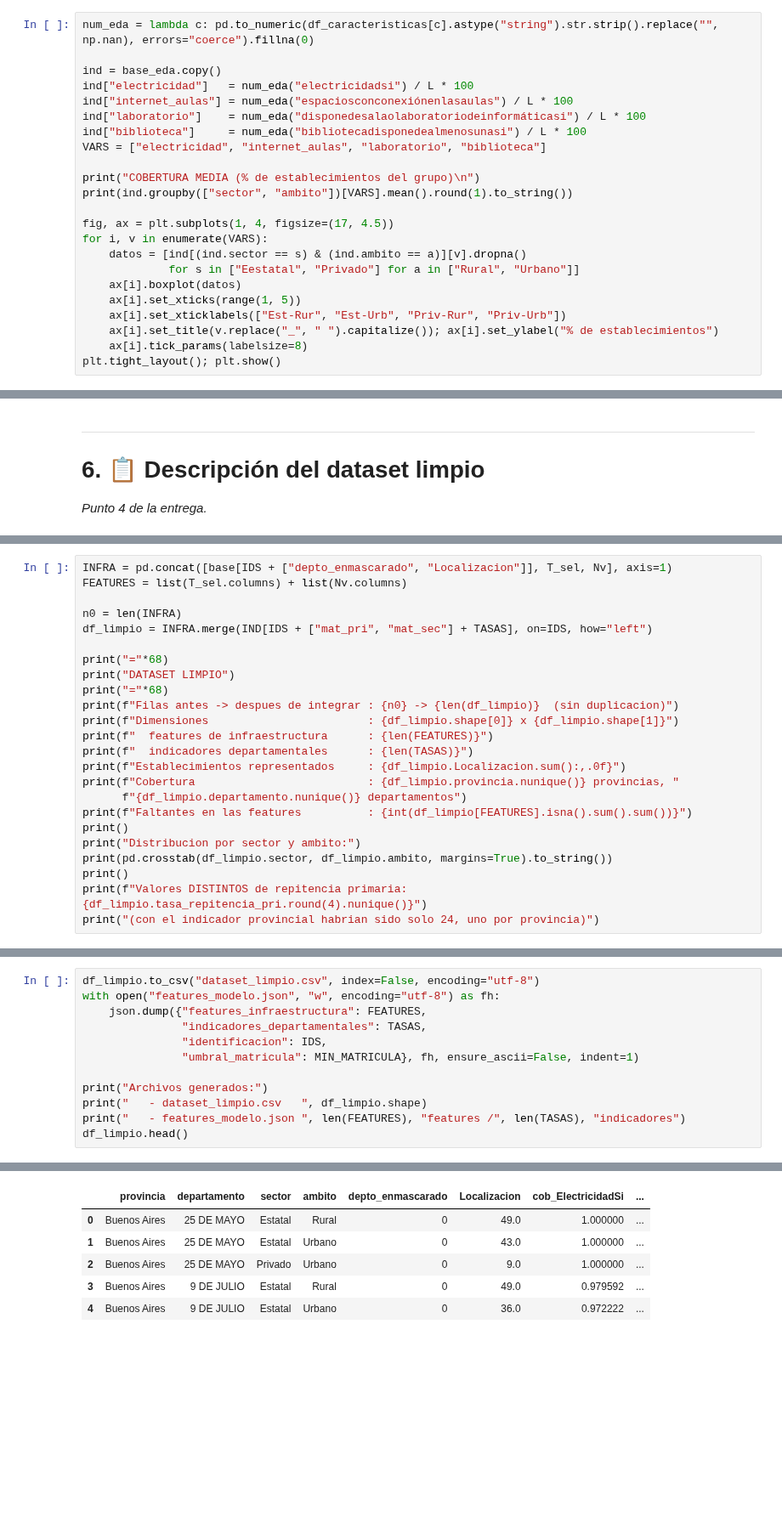
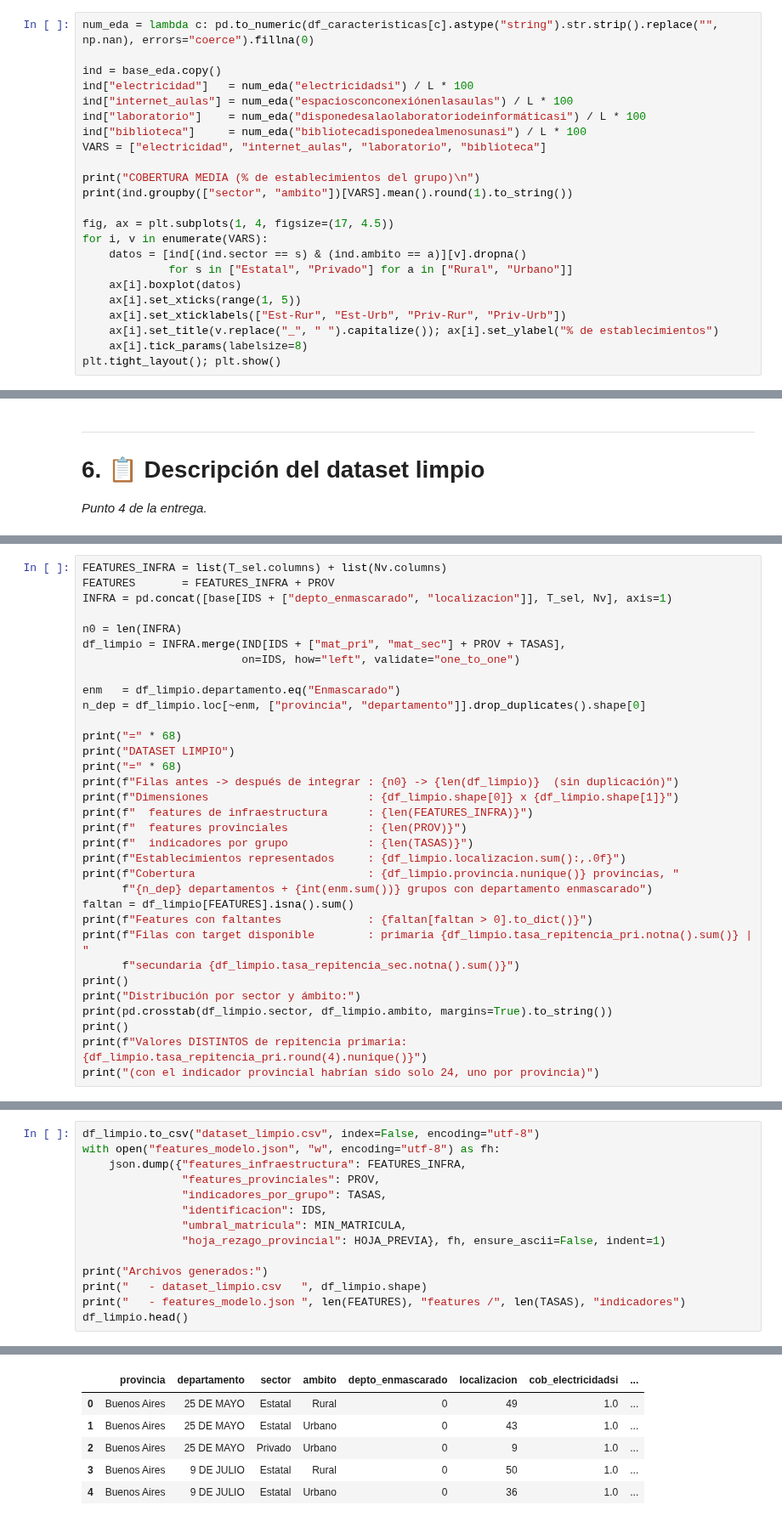
Before and after one commit to ju4n1t0x/repitencia_educacional, a Jupyter notebook: TRABAJO_APREN_AUTOMATICO_completo.ipynb, the cells around one changed output, grey strips where cells are left out. Shown at 85% size. Saved outputs shown, nothing was run; the diff lists cells and outputs as text; blank space fills up the shorter version.

```diff
--- a/TRABAJO_APREN_AUTOMATICO_completo.ipynb
+++ b/TRABAJO_APREN_AUTOMATICO_completo.ipynb
@@ -647,7 +624,7 @@ print(ind.groupby(["sector", "ambito"])[VARS].mean().round(1).to_string())
 fig, ax = plt.subplots(1, 4, figsize=(17, 4.5))
 for i, v in enumerate(VARS):
     datos = [ind[(ind.sector == s) & (ind.ambito == a)][v].dropna()
-             for s in ["Eestatal", "Privado"] for a in ["Rural", "Urbano"]]
+             for s in ["Estatal", "Privado"] for a in ["Rural", "Urbano"]]
     ax[i].boxplot(datos)
     ax[i].set_xticks(range(1, 5))
     ax[i].set_xticklabels(["Est-Rur", "Est-Urb", "Priv-Rur", "Priv-Urb"])
@@ -2405,25 +2329,34 @@ Provincias sin dato en secundaria: ['SANTA CRUZ']
 # %%
-INFRA = pd.concat([base[IDS + ["depto_enmascarado", "Localizacion"]], T_sel, Nv], axis=1)
-FEATURES = list(T_sel.columns) + list(Nv.columns)
+FEATURES_INFRA = list(T_sel.columns) + list(Nv.columns)
+FEATURES       = FEATURES_INFRA + PROV
+INFRA = pd.concat([base[IDS + ["depto_enmascarado", "localizacion"]], T_sel, Nv], axis=1)
 
 n0 = len(INFRA)
-df_limpio = INFRA.merge(IND[IDS + ["mat_pri", "mat_sec"] + TASAS], on=IDS, how="left")
+df_limpio = INFRA.merge(IND[IDS + ["mat_pri", "mat_sec"] + PROV + TASAS],
+                        on=IDS, how="left", validate="one_to_one")
 
-print("="*68)
+enm   = df_limpio.departamento.eq("Enmascarado")
+n_dep = df_limpio.loc[~enm, ["provincia", "departamento"]].drop_duplicates().shape[0]
+
+print("=" * 68)
 print("DATASET LIMPIO")
-print("="*68)
-print(f"Filas antes -> despues de integrar : {n0} -> {len(df_limpio)}  (sin duplicacion)")
+print("=" * 68)
+print(f"Filas antes -> después de integrar : {n0} -> {len(df_limpio)}  (sin duplicación)")
 print(f"Dimensiones                        : {df_limpio.shape[0]} x {df_limpio.shape[1]}")
-print(f"  features de infraestructura      : {len(FEATURES)}")
-print(f"  indicadores departamentales      : {len(TASAS)}")
-print(f"Establecimientos representados     : {df_limpio.Localizacion.sum():,.0f}")
+print(f"  features de infraestructura      : {len(FEATURES_INFRA)}")
+print(f"  features provinciales            : {len(PROV)}")
+print(f"  indicadores por grupo            : {len(TASAS)}")
+print(f"Establecimientos representados     : {df_limpio.localizacion.sum():,.0f}")
 print(f"Cobertura                          : {df_limpio.provincia.nunique()} provincias, "
-      f"{df_limpio.departamento.nunique()} departamentos")
-print(f"Faltantes en las features          : {int(df_limpio[FEATURES].isna().sum().sum())}")
+      f"{n_dep} departamentos + {int(enm.sum())} grupos con departamento enmascarado")
+faltan = df_limpio[FEATURES].isna().sum()
+print(f"Features con faltantes             : {faltan[faltan > 0].to_dict()}")
+print(f"Filas con target disponible        : primaria {df_limpio.tasa_repitencia_pri.notna().sum()} | "
+      f"secundaria {df_limpio.tasa_repitencia_sec.notna().sum()}")
 print()
-print("Distribucion por sector y ambito:")
+print("Distribución por sector y ámbito:")
 print(pd.crosstab(df_limpio.sector, df_limpio.ambito, margins=True).to_string())
 print()
 print(f"Valores DISTINTOS de repitencia primaria: {df_limpio.tasa_repitencia_pri.round(4).nunique()}")
-print("(con el indicador provincial habrian sido solo 24, uno por provincia)")
+print("(con el indicador provincial habrían sido solo 24, uno por provincia)")
 # %% [output]
@@ -2431,10 +2380,12 @@ KeyError: "['Localizacion'] not in index"
 # %%
 df_limpio.to_csv("dataset_limpio.csv", index=False, encoding="utf-8")
 with open("features_modelo.json", "w", encoding="utf-8") as fh:
-    json.dump({"features_infraestructura": FEATURES,
-               "indicadores_departamentales": TASAS,
+    json.dump({"features_infraestructura": FEATURES_INFRA,
+               "features_provinciales": PROV,
+               "indicadores_por_grupo": TASAS,
                "identificacion": IDS,
-               "umbral_matricula": MIN_MATRICULA}, fh, ensure_ascii=False, indent=1)
+               "umbral_matricula": MIN_MATRICULA,
+               "hoja_rezago_provincial": HOJA_PREVIA}, fh, ensure_ascii=False, indent=1)
 
 print("Archivos generados:")
 print("   - dataset_limpio.csv   ", df_limpio.shape)
@@ -2447,6 +2398,6 @@ Archivos generados:
-|  | provincia | departamento | sector | ambito | depto_enmascarado | Localizacion | cob_ElectricidadSi | ... |
-| 0 | Buenos Aires | 25 DE MAYO | Estatal | Rural | 0 | 49.0 | 1.000000 | ... |
-| 1 | Buenos Aires | 25 DE MAYO | Estatal | Urbano | 0 | 43.0 | 1.000000 | ... |
-| 2 | Buenos Aires | 25 DE MAYO | Privado | Urbano | 0 | 9.0 | 1.000000 | ... |
-| 3 | Buenos Aires | 9 DE JULIO | Estatal | Rural | 0 | 49.0 | 0.979592 | ... |
-| 4 | Buenos Aires | 9 DE JULIO | Estatal | Urbano | 0 | 36.0 | 0.972222 | ... |
+|  | provincia | departamento | sector | ambito | depto_enmascarado | localizacion | cob_electricidadsi | ... |
+| 0 | Buenos Aires | 25 DE MAYO | Estatal | Rural | 0 | 49 | 1.0 | ... |
+| 1 | Buenos Aires | 25 DE MAYO | Estatal | Urbano | 0 | 43 | 1.0 | ... |
+| 2 | Buenos Aires | 25 DE MAYO | Privado | Urbano | 0 | 9 | 1.0 | ... |
+| 3 | Buenos Aires | 9 DE JULIO | Estatal | Rural | 0 | 50 | 1.0 | ... |
+| 4 | Buenos Aires | 9 DE JULIO | Estatal | Urbano | 0 | 36 | 1.0 | ... |
```
Also changed, not shown: parts of 97 cells of this notebook, 3 other files.
